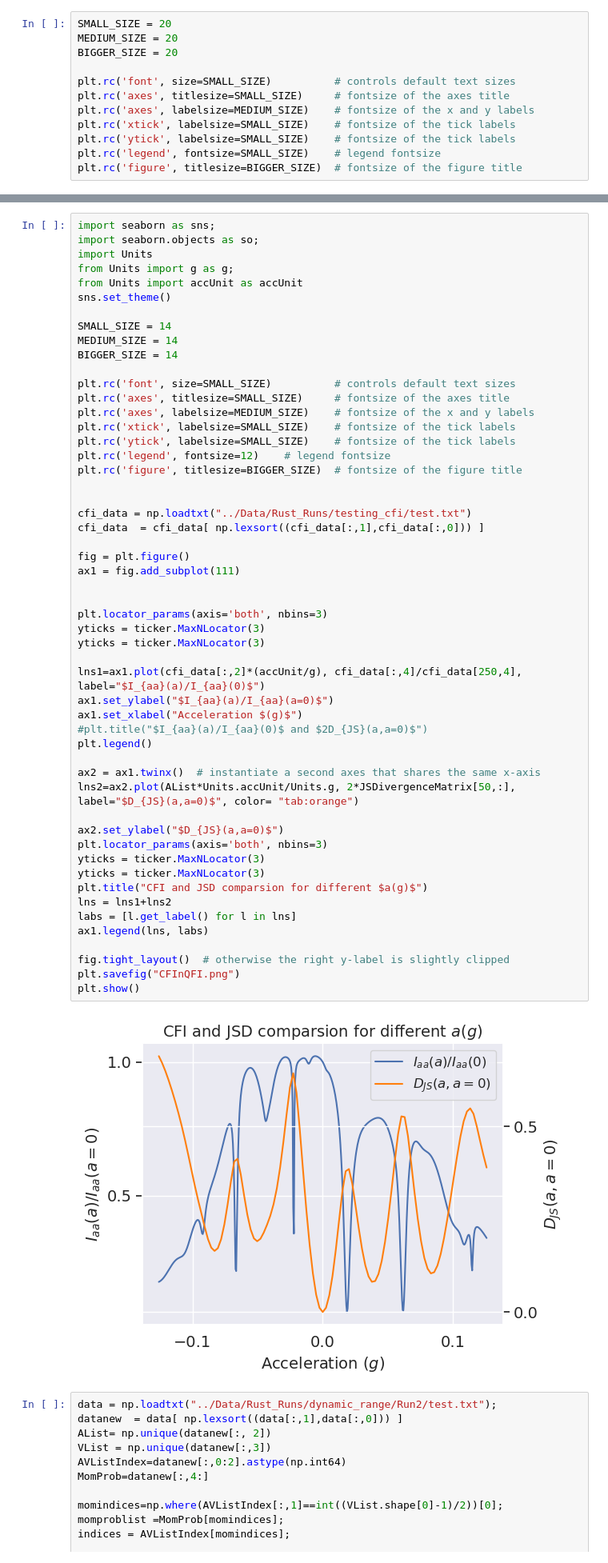
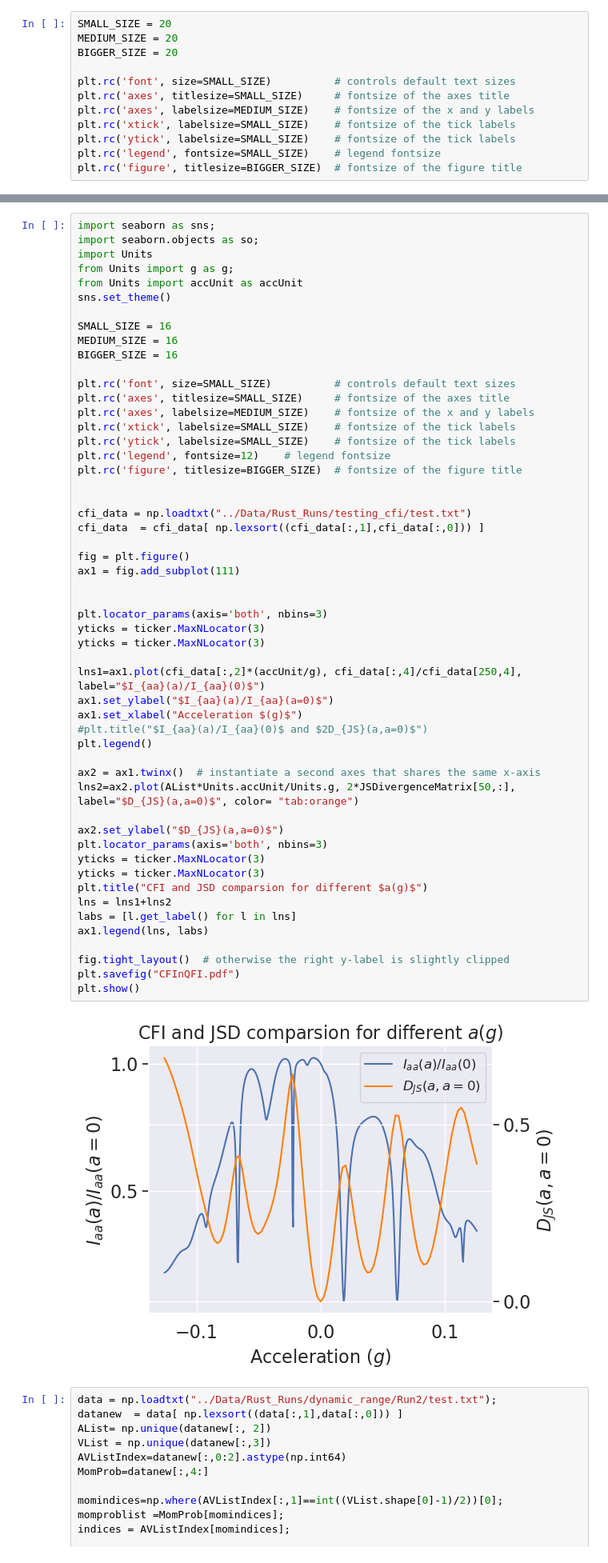
Before and after one commit to rootware/lattice_evolution, a Jupyter notebook: Python/Paper_Plots.ipynb, the cells around one changed output, grey strips where cells are left out. Shown at 80% size. Saved outputs shown, nothing was run; the diff lists cells and outputs as text.

```diff
--- a/Python/Paper_Plots.ipynb
+++ b/Python/Paper_Plots.ipynb
@@ -331,9 +333,9 @@ from Units import g as g;
 from Units import accUnit as accUnit
 sns.set_theme()
 
-SMALL_SIZE = 14
-MEDIUM_SIZE = 14
-BIGGER_SIZE = 14
+SMALL_SIZE = 16
+MEDIUM_SIZE = 16
+BIGGER_SIZE = 16
 
 plt.rc('font', size=SMALL_SIZE)          # controls default text sizes
 plt.rc('axes', titlesize=SMALL_SIZE)     # fontsize of the axes title
@@ -349,35 +351,35 @@ cfi_data  = cfi_data[ np.lexsort((cfi_data[:,1],cfi_data[:,0])) ]
 
 fig = plt.figure()
 ax1 = fig.add_subplot(111)
 
 
 plt.locator_params(axis='both', nbins=3)
 yticks = ticker.MaxNLocator(3)
 yticks = ticker.MaxNLocator(3)
 
 lns1=ax1.plot(cfi_data[:,2]*(accUnit/g), cfi_data[:,4]/cfi_data[250,4], label="$I_{aa}(a)/I_{aa}(0)$")
 ax1.set_ylabel("$I_{aa}(a)/I_{aa}(a=0)$")
 ax1.set_xlabel("Acceleration $(g)$")
 #plt.title("$I_{aa}(a)/I_{aa}(0)$ and $2D_{JS}(a,a=0)$")
 plt.legend()
 
 ax2 = ax1.twinx()  # instantiate a second axes that shares the same x-axis
 lns2=ax2.plot(AList*Units.accUnit/Units.g, 2*JSDivergenceMatrix[50,:], label="$D_{JS}(a,a=0)$", color= "tab:orange")
 
 ax2.set_ylabel("$D_{JS}(a,a=0)$")
 plt.locator_params(axis='both', nbins=3)
 yticks = ticker.MaxNLocator(3)
 yticks = ticker.MaxNLocator(3)
 plt.title("CFI and JSD comparsion for different $a(g)$")
 lns = lns1+lns2
 labs = [l.get_label() for l in lns]
 ax1.legend(lns, labs)
 
 fig.tight_layout()  # otherwise the right y-label is slightly clipped
-plt.savefig("CFInQFI.png")
+plt.savefig("CFInQFI.pdf")
 plt.show()
 # %% [output]
-[figure, old version]
+[figure, new version]
 # %%
 data = np.loadtxt("../Data/Rust_Runs/dynamic_range/Run2/test.txt");
 datanew  = data[ np.lexsort((data[:,1],data[:,0])) ]
```
Also changed, not shown: parts of 4 cells of this notebook, 20 other files.
